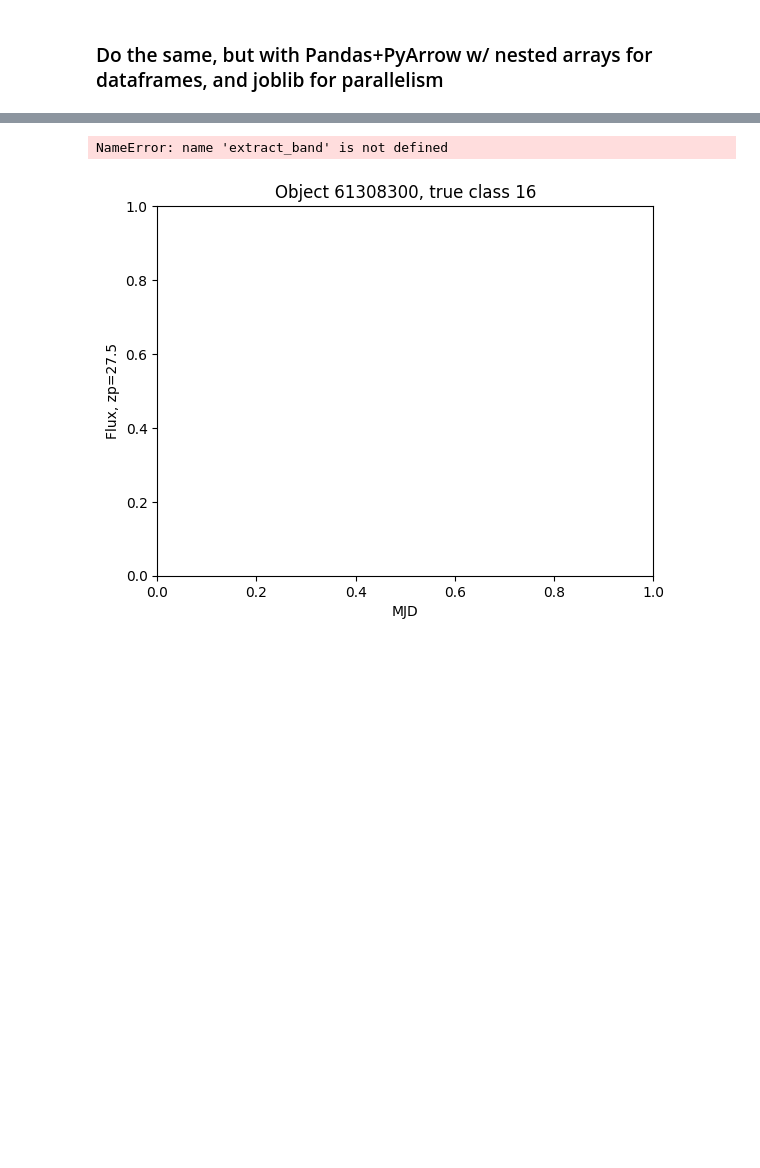
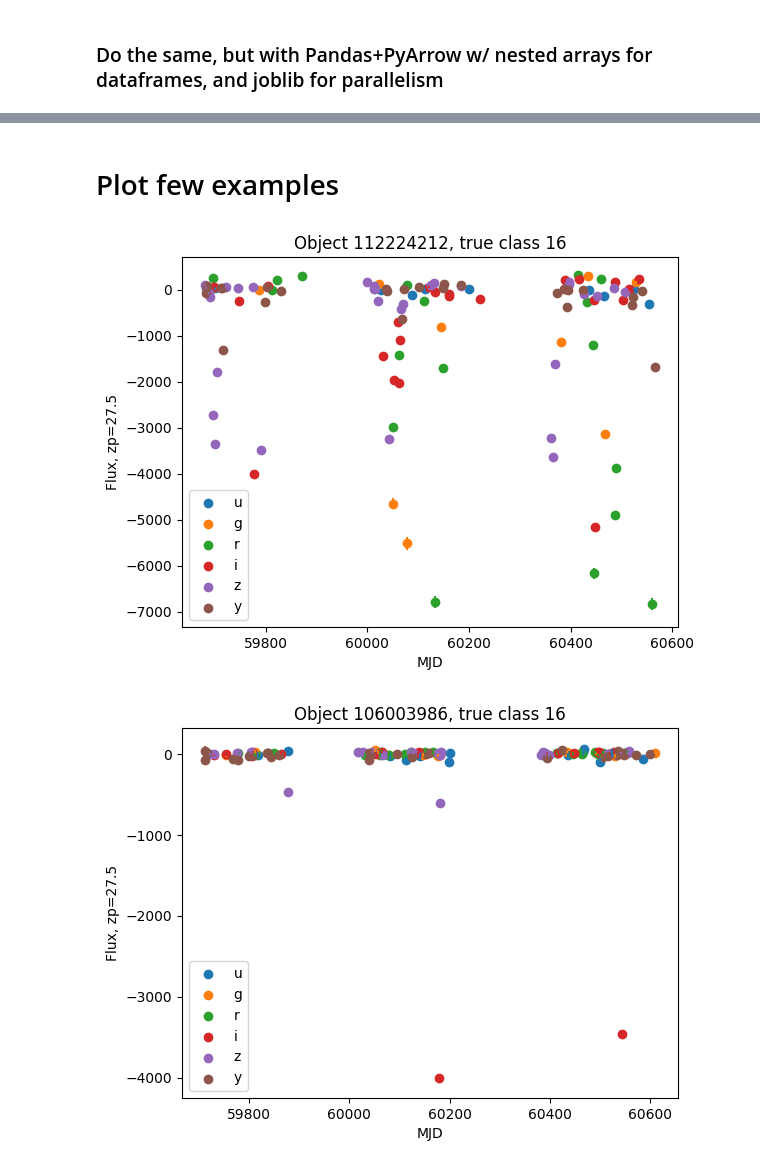
Before and after one commit to lincc-frameworks/tape, a Jupyter notebook: docs/tutorials/plasticc-eclipsing-binaries.ipynb, the cells around one changed output, grey strips where cells are left out. Saved outputs shown, nothing was run; the diff lists cells and outputs as text; code cells hidden in the pictures; blank space fills up the shorter version.

Commit message:
Fix plotting

```diff
--- a/docs/tutorials/plasticc-eclipsing-binaries.ipynb
+++ b/docs/tutorials/plasticc-eclipsing-binaries.ipynb
@@ -24,7 +24,7 @@ LC_FILENAMES = [f"plasticc_test_lightcurves_{i:02d}.csv" for i in range(1, 12)]
 
 N_PARTITIONS = len(LC_FILENAMES)
 
-N_PROCESSORS = 4
+N_PROCESSORS = 3
 # %% [markdown]
 You may skip the next cell if you already have the data downloaded in the `DATA_DIR`.
 # %% [markdown]
@@ -240,8 +236,8 @@ source_tables = Parallel(n_jobs=N_PROCESSORS)(
     delayed(process_source_table)(DATA_DIR / filename) for filename in LC_FILENAMES
 )
 source_table = pd.concat(source_tables, ignore_index=False, sort=True)
-object_table = object_table.loc[np.unique(source_table.index)]
-object_table
+df = object_table.loc[np.unique(source_table.index)]
+df
 # %% [output]
 Loading object table...
 Pre-filter object table
@@ -497,33 +493,40 @@ Wall time: 39.1 s
+# %% [markdown]
+# Plot few examples
 # %%
 import matplotlib.pyplot as plt
 
 LSST_BANDS = 'ugrizy'
+
+def extract_band(mjd, flux, flux_err, bands, band_to_calc):
+    mjd, flux, flux_err, bands = (np.asarray(a) for a in (mjd, flux, flux_err, bands))
+    band_mask = bands == band_to_calc
+    return mjd[band_mask], flux[band_mask], flux_err[band_mask]
 
 def plot(row):
     plt.figure()
     plt.title(f"Object {row.Index}, true class {row.true_target}")
     plt.xlabel('MJD')
     plt.ylabel('Flux, zp=27.5')
     for band_idx, band_name in enumerate(LSST_BANDS):
         mjd, flux, flux_err = extract_band(
             row.mjd,
             row.flux,
             row.flux_err,
             bands=row.passband,
             band_to_calc=band_idx,
         )
         color = f'C{band_idx}'
         plt.scatter(mjd, flux, c=color, label=band_name)
         plt.errorbar(mjd, flux, yerr=flux_err, ls='none', c=color)
         plt.legend()
 
 # Random objects from the selected sample
-for row in object_table[object_table['true_target'] == 16].sample(5, random_state=0).itertuples():
+for row in df[df['true_target'] == 16].sample(5, random_state=0).itertuples():
     plot(row)
 
 # Random objects from the selected sample
 for row in df.sample(5, random_state=0).itertuples():
     plot(row)
 # %% [output]
-NameError: name 'extract_band' is not defined
-[figure, old version]
+[figure, new version]
+[figure, added]
```
Also changed, not shown: parts of 6 cells of this notebook.
